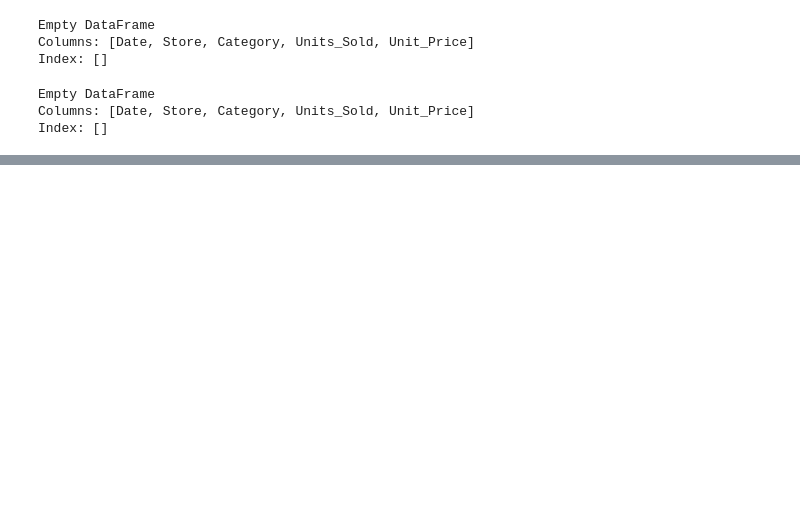
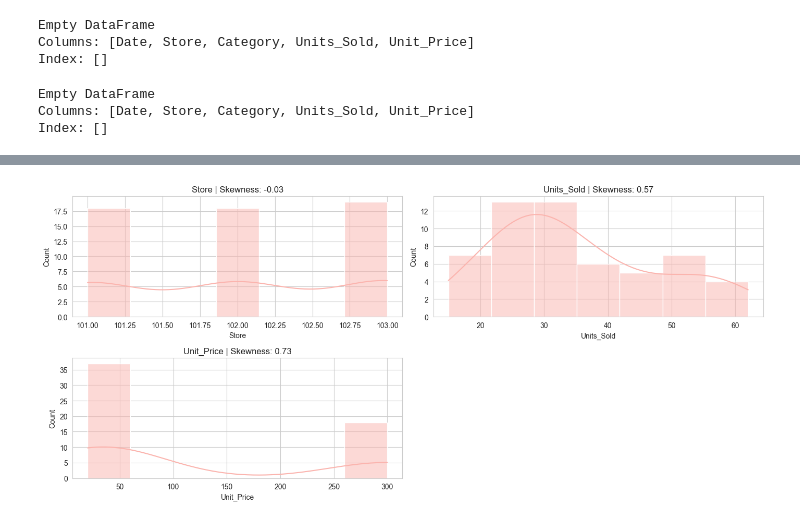
Before and after one commit to nicoherza-pascu/Club_IA-2, a Jupyter notebook: practica.ipynb, the cells around one changed output, grey strips where cells are left out. Drawn from its saved outputs; the diff is of its cells as text; code cells hidden in the pictures; blank space fills up the shorter version.

```diff
--- a/practica.ipynb
+++ b/practica.ipynb
@@ -189,0 +270,15 @@ KeyError: 'date'
+# %%
+import pandas as pd
+
+# Cargar el archivo CSV
+archivo = "sales_data python.csv" # Cambia esta ruta con la ubicación de tu archivo CSV
+df = pd.read_csv(archivo)
+
+# Asegúrate de que la columna de fechas esté en formato datetime
+df['Date'] = pd.to_datetime(df['Date'])  # Cambia 'Date' al nombre exacto de tu columna de fechas
+
+# Ordenar los datos por la columna 'Date' en orden ascendente
+df_ordenado_asc = df.sort_values(by='Date', ascending=True)
+
+# Mostrar los datos ordenados
+print(df_ordenado_asc)
@@ -195,0 +354,15 @@ ValueError: Mime type rendering requires nbformat>=4.2.0 but it is not installed
+# %%
+sns.set_style("whitegrid")
+
+numerical_columns = df.select_dtypes(include=["int64", "float64"]).columns
+
+plt.figure(figsize=(14, len(numerical_columns) * 3))
+for idx, feature in enumerate(numerical_columns, 1):
+    plt.subplot(len(numerical_columns), 2, idx)
+    sns.histplot(df[feature], kde=True)
+    plt.title(f"{feature} | Skewness: {round(df[feature].skew(), 2)}")
+
+plt.tight_layout()
+plt.show()
+# %% [output]
+[figure, added]
```
Also changed, not shown: parts of 23 cells of this notebook.
